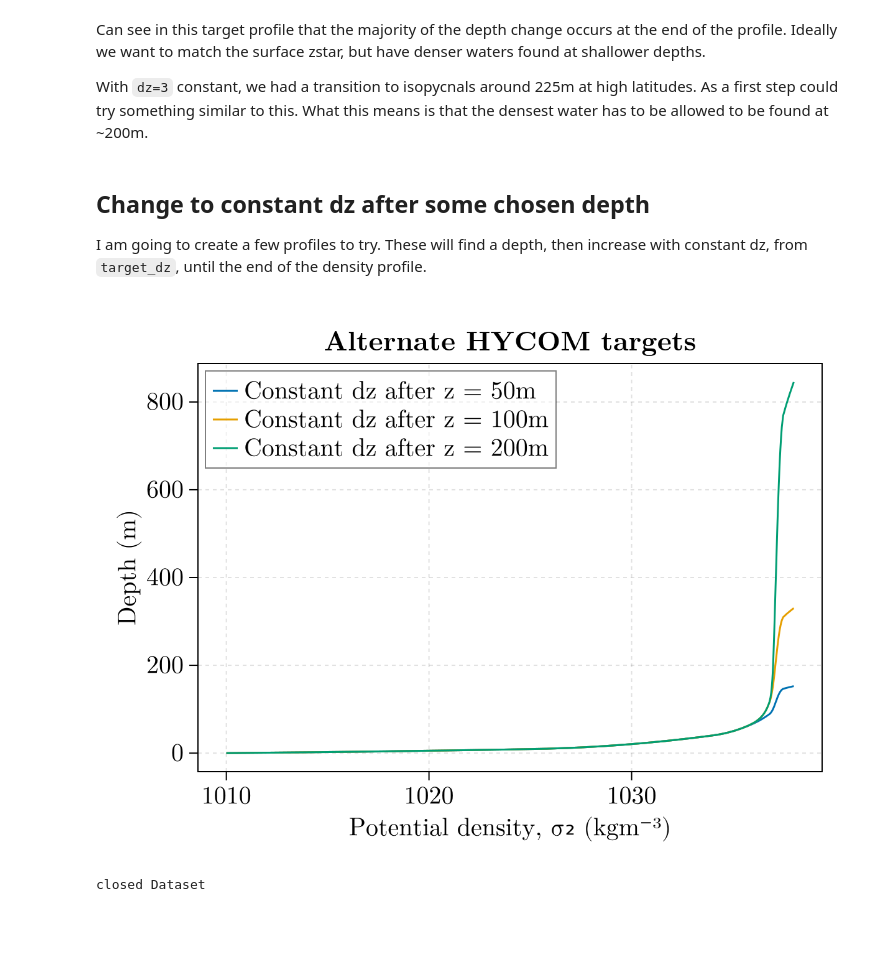
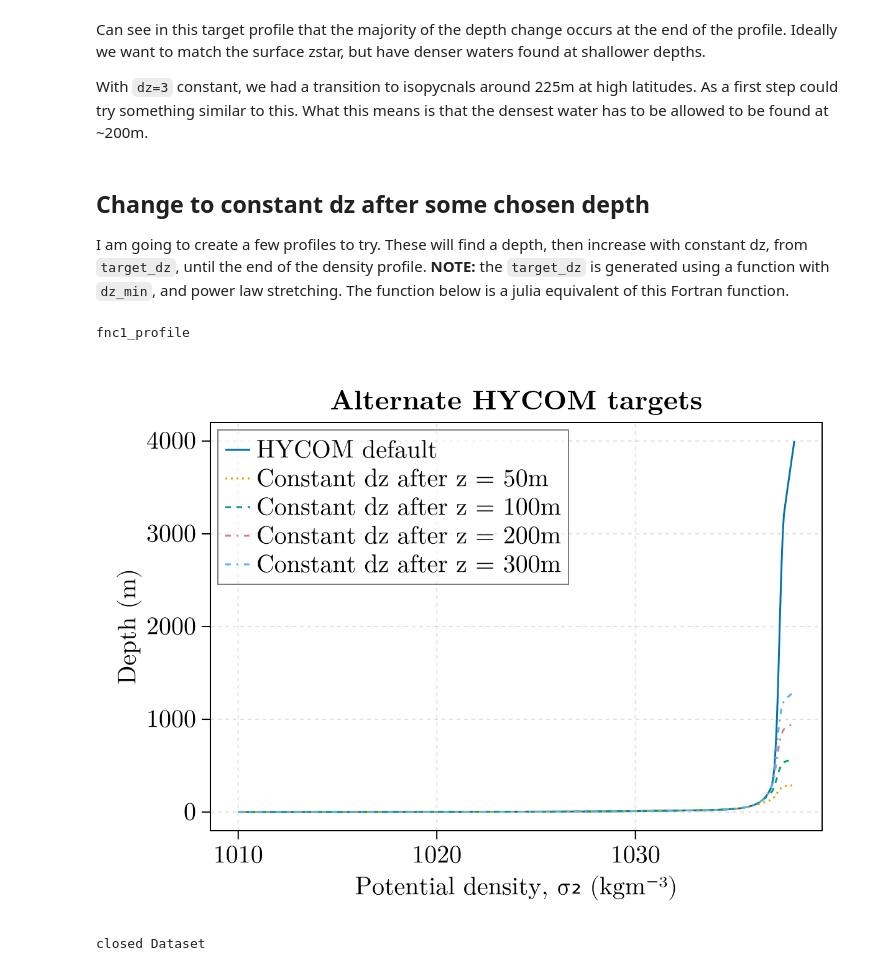
Before and after one commit to jbisits/anu-tub, a Jupyter notebook: input/anu-tub/hycomlike-vertical-grids.ipynb, the cells around one changed output. Cells and saved outputs as stored; diff of their text form; code cells hidden in the pictures; blank space fills up the shorter version.

```diff
--- a/input/anu-tub/hycomlike-vertical-grids.ipynb
+++ b/input/anu-tub/hycomlike-vertical-grids.ipynb
@@ -64,6 +64,37 @@ What this means is that the densest water has to be allowed to be found at ~200m
 
 I am going to create a few profiles to try.
 These will find a depth, then increase with constant dz, from `target_dz`, until the end of the density profile.
+**NOTE:** the `target_dz` is generated using a function with `dz_min`, and power law stretching.
+The function below is a julia equivalent of this Fortran function.
+# %%
+"""
+    function fnc1_profile(dzmin, H_total, nk, power; rounding_digits = 3)
+A julia version of the code used in MOM6 if target layers are specified as a function.
+"""
+function fnc1_profile(dzmin, H_total, nk, power; rounding_digits = 3)
+
+    dz = Vector{Float64}(undef, nk)
+    for k = 1:nk
+        dz[k] = (real(k-1)/real(nk-1))^power
+    end
+    dz .= ( H_total - nk * dzmin ) .* ( dz ./ sum(dz) ) # Rescale to so total is H_total
+    dz[nk] = dz[nk] + ( H_total - sum( dz .+ dzmin ) ) # Adjust bottommost layer
+    dz .+= dz_min # Finally add in the constant dz_min
+    dz .= round.(dz, digits = rounding_digits)
+    return dz
+
+end
+# %% [output]
+fnc1_profile
+# %%
+dz_min = 1.082 # default 1.082
+H_total = 4000
+nk = 75
+power = 4.5
+
+target_dz = fnc1_profile(dz_min, H_total, nk, power)
+target_z = vcat(0, cumsum(target_dz))
+nothing
 # %%
 target_50 = findfirst(target_z .> 50)
 transition_50 = vcat(target_dz[1:target_50], fill(target_dz[target_50], 75 - target_50))
@@ -71,21 +102,26 @@ target_100 = findfirst(target_z .> 100)
 transition_100 = vcat(target_dz[1:target_100], fill(target_dz[target_100], 75 - target_100))
 target_200 = findfirst(target_z .> 200)
 transition_200 = vcat(target_dz[1:target_200], fill(target_dz[target_200], 75 - target_200))
+target_300 = findfirst(target_z .> 300)
+transition_300 = vcat(target_dz[1:target_300], fill(target_dz[target_300], 75 - target_300))
 
 z_50 = vcat(0, cumsum(transition_50))
 z_100 = vcat(0, cumsum(transition_100))
 z_200 = vcat(0, cumsum(transition_200))
+z_300 = vcat(0, cumsum(transition_300))
 nothing
 # %%
-fig, ax = lines(target_densities, z_50, label = "Constant dz after z = 50m")
-lines!(ax, target_densities, z_100, label = "Constant dz after z = 100m")
-lines!(ax, target_densities, z_200, label = "Constant dz after z = 200m")
-# lines!(ax, target_densities, target_z, label = "HYCOM default")
+fig, ax = lines(target_densities, target_z, label = "HYCOM default")
+lines!(ax, target_densities, z_50, label = "Constant dz after z = 50m", linestyle = :dot)
+lines!(ax, target_densities, z_100, label = "Constant dz after z = 100m", linestyle = :dash)
+lines!(ax, target_densities, z_200, label = "Constant dz after z = 200m", linestyle = :dashdot)
+lines!(ax, target_densities, z_300, label = "Constant dz after z = 300m", linestyle = :dashdot)
 axislegend(ax, position = :lt)
 ax.xlabel = "Potential density, σ₂ (kgm⁻³)"
 ax.ylabel = "Depth (m)"
 ax.title = "Alternate HYCOM targets"
+# ylims!(ax, 0, 4000)
 fig
 # %% [output]
-[figure, old version]
+[figure, new version]
 # %%
```
Also changed, not shown: parts of 3 cells of this notebook, 1 other file.
